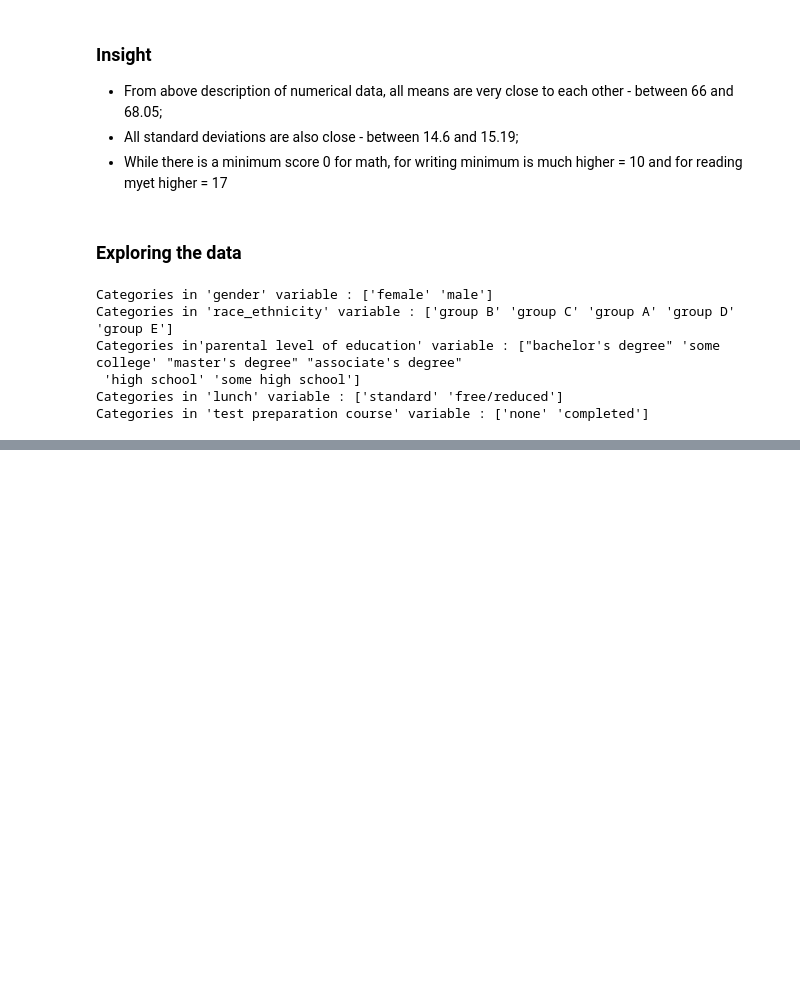
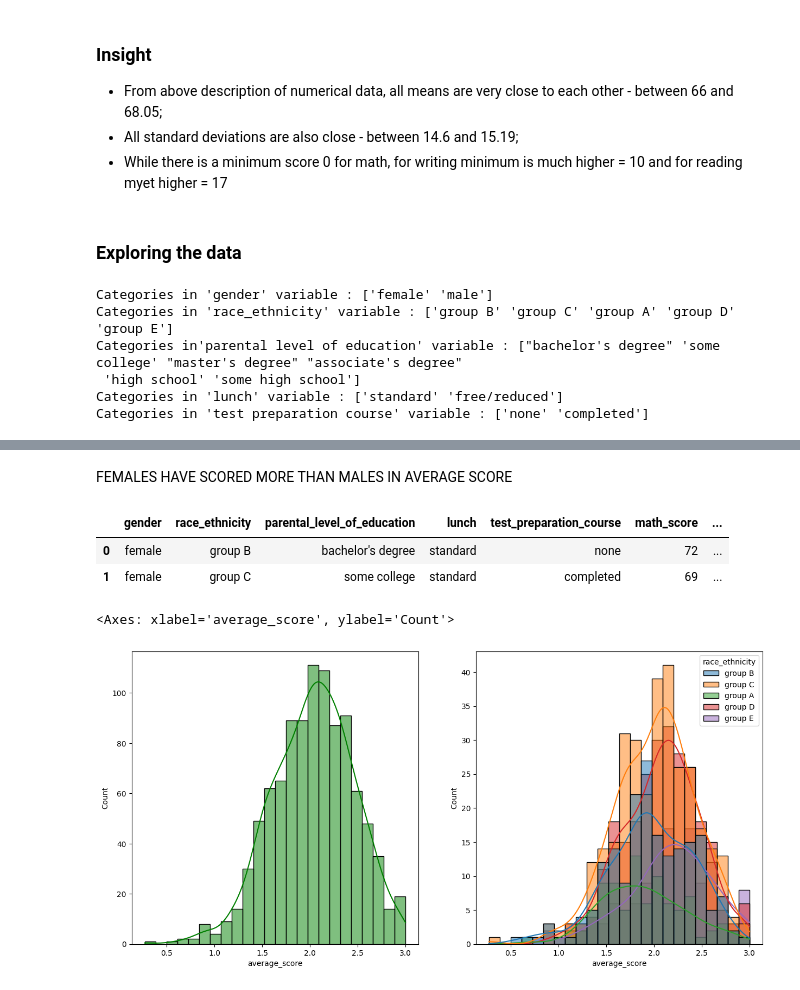
Before and after one commit to AbdulTaufeeq01/mlproject, a Jupyter notebook: notebook/edaonstudentperformance.ipynb, the cells around one changed output, grey strips where cells are left out. Saved outputs shown, nothing was run; the diff lists cells and outputs as text; code cells hidden in the pictures; blank space fills up the shorter version.

```diff
--- a/notebook/edaonstudentperformance.ipynb
+++ b/notebook/edaonstudentperformance.ipynb
@@ -159,0 +228,17 @@ Categories in 'test preparation course' variable : ['none' 'completed']
+# %% [markdown]
+FEMALES HAVE SCORED MORE THAN MALES IN AVERAGE SCORE
+# %%
+df.head(2)
+# %% [output]
+|  | gender | race_ethnicity | parental_level_of_education | lunch | test_preparation_course | math_score | ... |
+| 0 | female | group B | bachelor's degree | standard | none | 72 | ... |
+| 1 | female | group C | some college | standard | completed | 69 | ... |
+# %%
+fig,axs=plt.subplots(1,2, figsize=(15,7))
+plt.subplot(121)
+sns.histplot(data=df,x='average_score',kde=True,color='g')
+plt.subplot(122)
+sns.histplot(data=df,x='average_score',kde=True,hue='race_ethnicity')
+# %% [output]
+<Axes: xlabel='average_score', ylabel='Count'>
+[figure, added]
```
Also changed, not shown: parts of 13 cells of this notebook, 1 other file.
